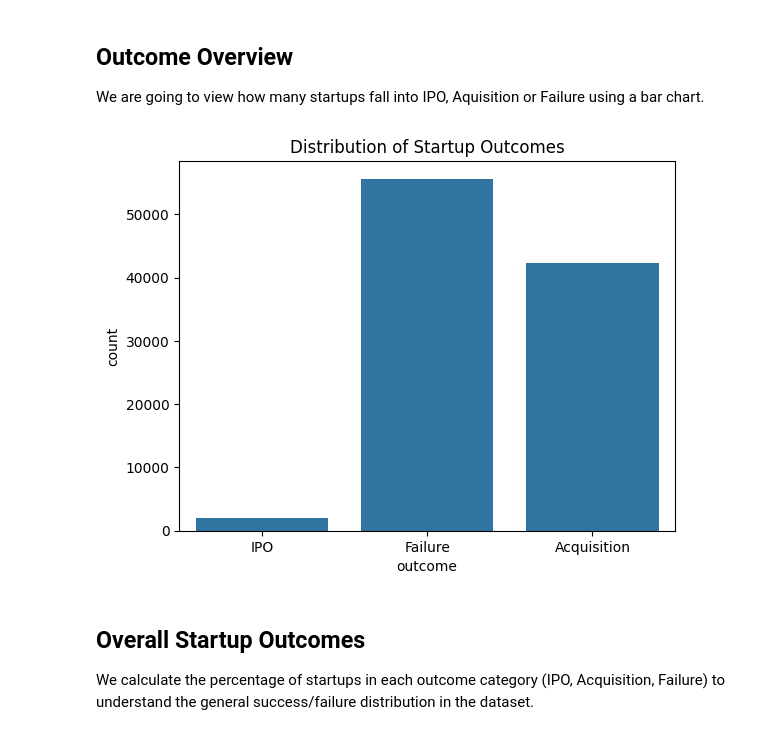
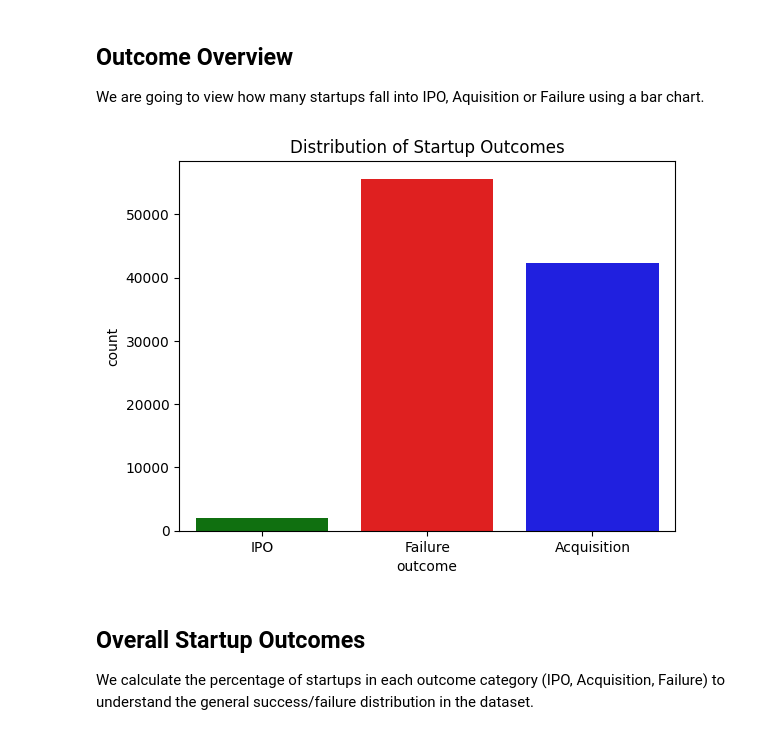
Before and after one commit to chantal-e/MTH4000, a Jupyter notebook: startup_funding_and_outcome_analysis.ipynb, the cells around one changed output. Drawn from its saved outputs; the diff is of its cells as text; code cells hidden in the pictures.

```diff
--- a/startup_funding_and_outcome_analysis.ipynb
+++ b/startup_funding_and_outcome_analysis.ipynb
@@ -73,12 +73,16 @@ We are going to view how many startups fall into IPO, Aquisition or Failure usin
 # %%
 import seaborn as sns
 import matplotlib.pyplot as plt
 
-sns.countplot(x='outcome', data=df)
+distribution_outcome = {'IPO':'g', 'Failure':'r', 'Acquisition':'b'}
+sns.countplot(x='outcome',
+              hue = df['outcome'],
+              palette= distribution_outcome,
+              data=df)
 plt.title("Distribution of Startup Outcomes")
 plt.show()
 # %% [output]
-[figure, old version]
+[figure, new version]
 # %% [markdown]
 ## Overall Startup Outcomes
 
```
Also changed, not shown: parts of 7 cells of this notebook.
